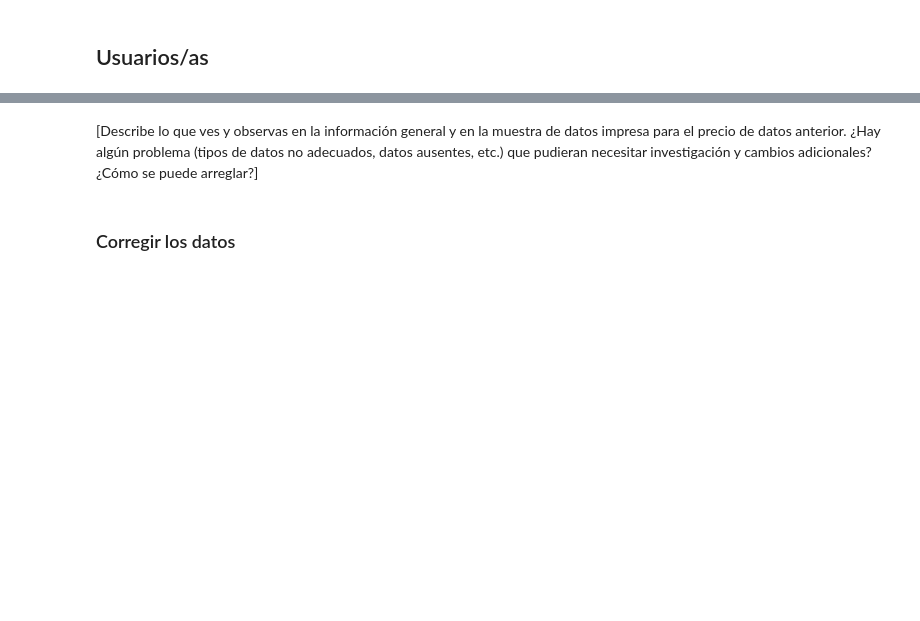
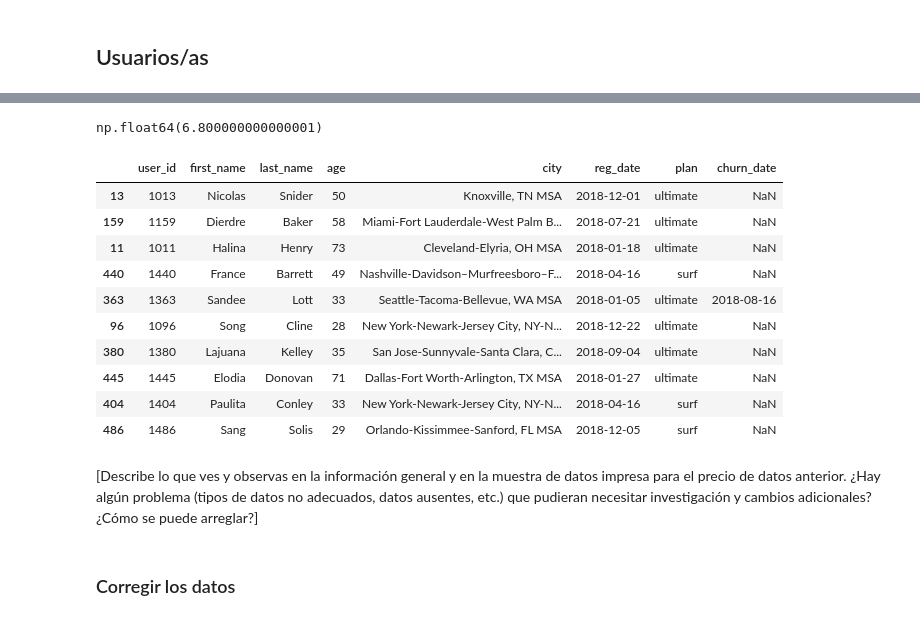
Before and after one commit to Davichobacter/data_science_tt, a Jupyter notebook: notebook.ipynb, the cells around one changed output, grey strips where cells are left out. Drawn from its saved outputs; the diff is of its cells as text; code cells hidden in the pictures; blank space fills up the shorter version.

```diff
--- a/notebook.ipynb
+++ b/notebook.ipynb
@@ -39,15 +39,15 @@ url_users = 'https://raw.githubusercontent.com/Davichobacter/data_science_tt/ref
 users_df = pd.read_csv(url_users)
 # %%
 # Carga los archivos de datos en diferentes DataFrames
-llamadas_df = pd.read_csv('/datasets/megaline_calls.csv')
+calls_df = pd.read_csv('/datasets/megaline_calls.csv')
 
 internet_df = pd.read_csv('/datasets/megaline_internet.csv')
 
-mensajes_df = pd.read_csv('/datasets/megaline_messages.csv')
+messages_df = pd.read_csv('/datasets/megaline_messages.csv')
 
-tarifas_df = pd.read_csv('/datasets/megaline_plans.csv')
+plans_df = pd.read_csv('/datasets/megaline_plans.csv')
 
-usuarios_df = pd.read_csv('/datasets/megaline_users.csv')
+users_df = pd.read_csv('/datasets/megaline_users.csv')
 # %% [markdown]
 ## Preparar los datos
 # %% [markdown]
@@ -109,5 +129,24 @@ plans_df.head()
+# %%
+# Porcentaje de valores no nulos en la columna Churn_Date
+users_df['churn_date'].notnull().sum() / users_df.shape[0] *100
+# %% [output]
+np.float64(6.800000000000001)
 # %%
 # Imprime una muestra de datos para usuarios
+
+users_df.sample(10)
+# %% [output]
+|  | user_id | first_name | last_name | age | city | reg_date | plan | churn_date |
+| 13 | 1013 | Nicolas | Snider | 50 | Knoxville, TN MSA | 2018-12-01 | ultimate | NaN |
+| 159 | 1159 | Dierdre | Baker | 58 | Miami-Fort Lauderdale-West Palm B... | 2018-07-21 | ultimate | NaN |
+| 11 | 1011 | Halina | Henry | 73 | Cleveland-Elyria, OH MSA | 2018-01-18 | ultimate | NaN |
+| 440 | 1440 | France | Barrett | 49 | Nashville-Davidson–Murfreesboro–F... | 2018-04-16 | surf | NaN |
+| 363 | 1363 | Sandee | Lott | 33 | Seattle-Tacoma-Bellevue, WA MSA | 2018-01-05 | ultimate | 2018-08-16 |
+| 96 | 1096 | Song | Cline | 28 | New York-Newark-Jersey City, NY-N... | 2018-12-22 | ultimate | NaN |
+| 380 | 1380 | Lajuana | Kelley | 35 | San Jose-Sunnyvale-Santa Clara, C... | 2018-09-04 | ultimate | NaN |
+| 445 | 1445 | Elodia | Donovan | 71 | Dallas-Fort Worth-Arlington, TX MSA | 2018-01-27 | ultimate | NaN |
+| 404 | 1404 | Paulita | Conley | 33 | New York-Newark-Jersey City, NY-N... | 2018-04-16 | surf | NaN |
+| 486 | 1486 | Sang | Solis | 29 | Orlando-Kissimmee-Sanford, FL MSA | 2018-12-05 | surf | NaN |
 # %% [markdown]
 [Describe lo que ves y observas en la información general y en la muestra de datos impresa para el precio de datos anterior. ¿Hay algún problema (tipos de datos no adecuados, datos ausentes, etc.) que pudieran necesitar investigación y cambios adicionales? ¿Cómo se puede arreglar?]
 # %% [markdown]
```
Also changed, not shown: parts of 4 cells of this notebook.
